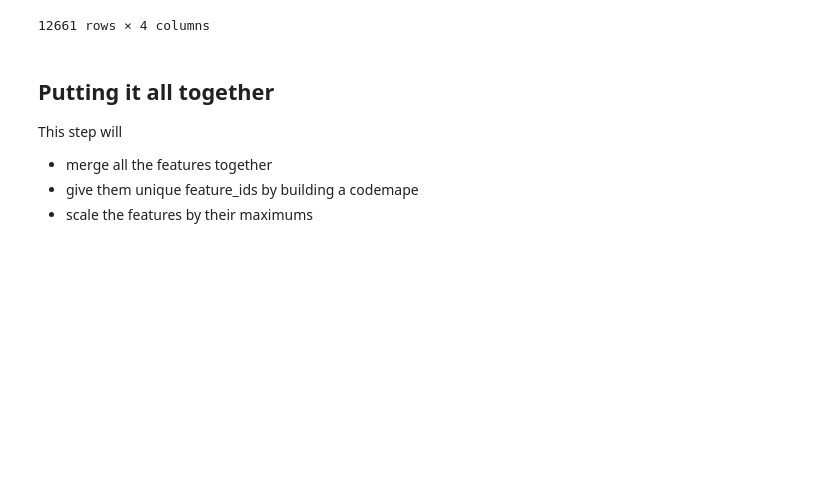
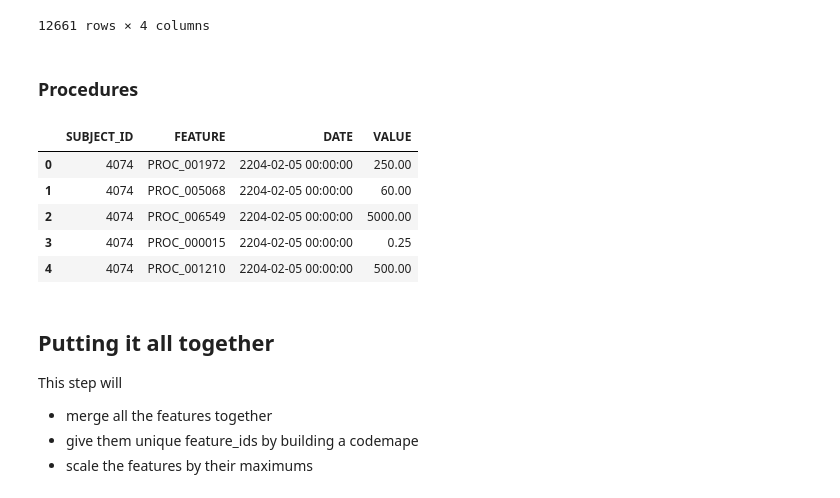
Before and after one commit to navedrizvi/bdh-project, a Jupyter notebook: hassan-workspace/Notebook_Hassan.ipynb, the cells around one changed output. Saved outputs shown, nothing was run; the diff lists cells and outputs as text; code cells hidden in the pictures; blank space fills up the shorter version.

```diff
--- a/hassan-workspace/Notebook_Hassan.ipynb
+++ b/hassan-workspace/Notebook_Hassan.ipynb
@@ -316,3 +319,5 @@ admissions
 | 12659 | 28702 | ADM_EMER | 2160-07-30 19:43:00 | 903.950000 |
 | 12660 | 62212 | ADM_EMER | 2176-06-09 13:01:00 | 100.433333 |
 12661 rows × 4 columns
+# %% [markdown]
+### Procedures
@@ -319,3 +334,13 @@ admissions
+# %%
+
+procedures.head()
+# %% [output]
+|  | SUBJECT_ID | FEATURE | DATE | VALUE |
+| 0 | 4074 | PROC_001972 | 2204-02-05 00:00:00 | 250.00 |
+| 1 | 4074 | PROC_005068 | 2204-02-05 00:00:00 | 60.00 |
+| 2 | 4074 | PROC_006549 | 2204-02-05 00:00:00 | 5000.00 |
+| 3 | 4074 | PROC_000015 | 2204-02-05 00:00:00 | 0.25 |
+| 4 | 4074 | PROC_001210 | 2204-02-05 00:00:00 | 500.00 |
 # %% [markdown]
 ## Putting it all together
 This step will
```
Also changed, not shown: parts of 12 cells of this notebook.
